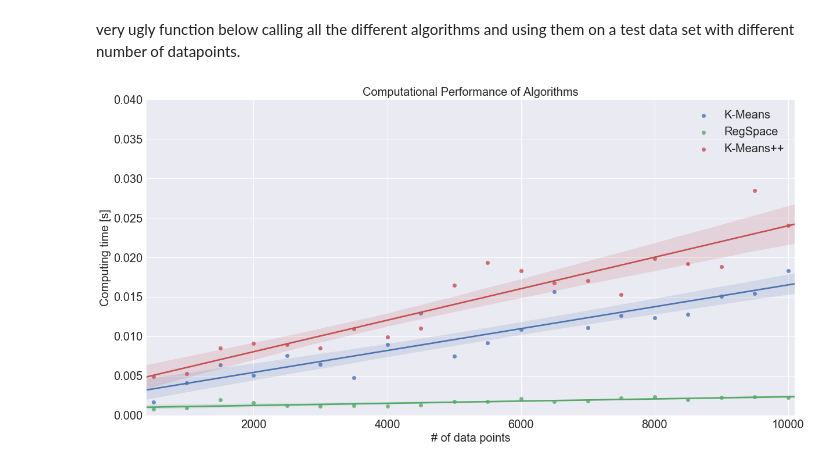
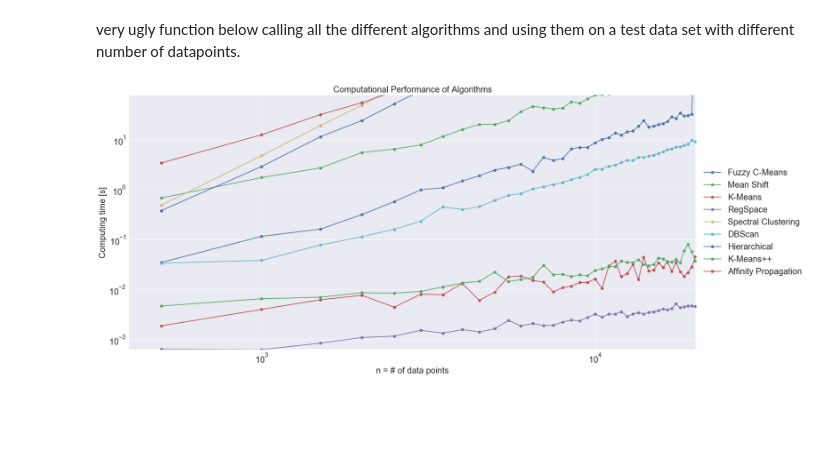
Before and after one commit to clustertoolsgroup/clustertools_project, a Jupyter notebook: Computational tests.ipynb, the cells around one changed output. Saved outputs shown, nothing was run; the diff lists cells and outputs as text; code cells hidden in the pictures; blank space fills up the shorter version.

Commit message:
finished computational complexity tests on algorithms
results can be found in images\methods.npy and images\time.npy and in
the nb

```diff
--- a/Computational tests.ipynb
+++ b/Computational tests.ipynb
@@ -111,12 +105,12 @@ def computational_complexity(datapoints, data, maxnbr):
     return time,  method_label
 # %%
 birch3=load_birch3_data(scale = 'True')
-data= birch3[:10100,:2]
+data= birch3[:20100,:2]
 #the n for which to measure the time
 datapoints = np.arange(0, np.shape(data)[0], 500)[1:]
 
 ######do new computation of complexity
-#time, method_label = computational_complexity(datapoints, data, 2600)
+#time, method_label = computational_complexity(datapoints, data, 4600)
 #save the results, just in case
 #np.save('images/time', time)
 #np.save('images/method', method_label)
@@ -125,17 +119,23 @@ datapoints = np.arange(0, np.shape(data)[0], 500)[1:]
 method_label=np.load('images/method.npy')
 time=np.load('images/time.npy')
 # %%
-#fast algorithms
 fig, ax = plt.subplots(figsize = (20,10))
-#indexrange=range(len(method_label))
-indexrange = [2,3,7]
+indexrange=range(len(method_label))
+#loglogplot matplotlib
+ax.set(xscale="log",yscale="log")
 for i in indexrange:
-    sns.regplot(x=datapoints, y=time[i,:], ax=ax, label=method_label[i])
-plt.gca().axis([min(datapoints)-100, max(datapoints)+100, 0, 0.04])
-plt.gca().set_xlabel('# of data points', fontsize = fontsizeset)
+    plt.plot(datapoints, time[i,:],'-o', label=method_label[i])
+plt.xlim(1e3, 1e4)
+plt.gca().axis([min(datapoints)-100, max(datapoints)+100, 0, 80])
+plt.gca().set_xlabel('n = # of data points', fontsize = fontsizeset)
 plt.gca().set_ylabel('Computing time [s]', fontsize = fontsizeset)
 plt.title('Computational Performance of Algorithms', fontsize = fontsizeset)
-plt.legend(fontsize = fontsizeset)
-plt.savefig('images/complex.png')
+# Shrink current axis by 20%
+box = ax.get_position()
+ax.set_position([box.x0, box.y0, box.width * 0.8, box.height])
+# Put a legend to the right of the current axis
+ax.legend(loc='center left', bbox_to_anchor=(1, 0.5),fontsize = fontsizeset)
+plt.tight_layout()
+plt.savefig('images/complexlog2.png')
 # %% [output]
-[figure, old version]
+[figure, new version]
```
Also changed, not shown: parts of 8 cells of this notebook, 2 other files.
